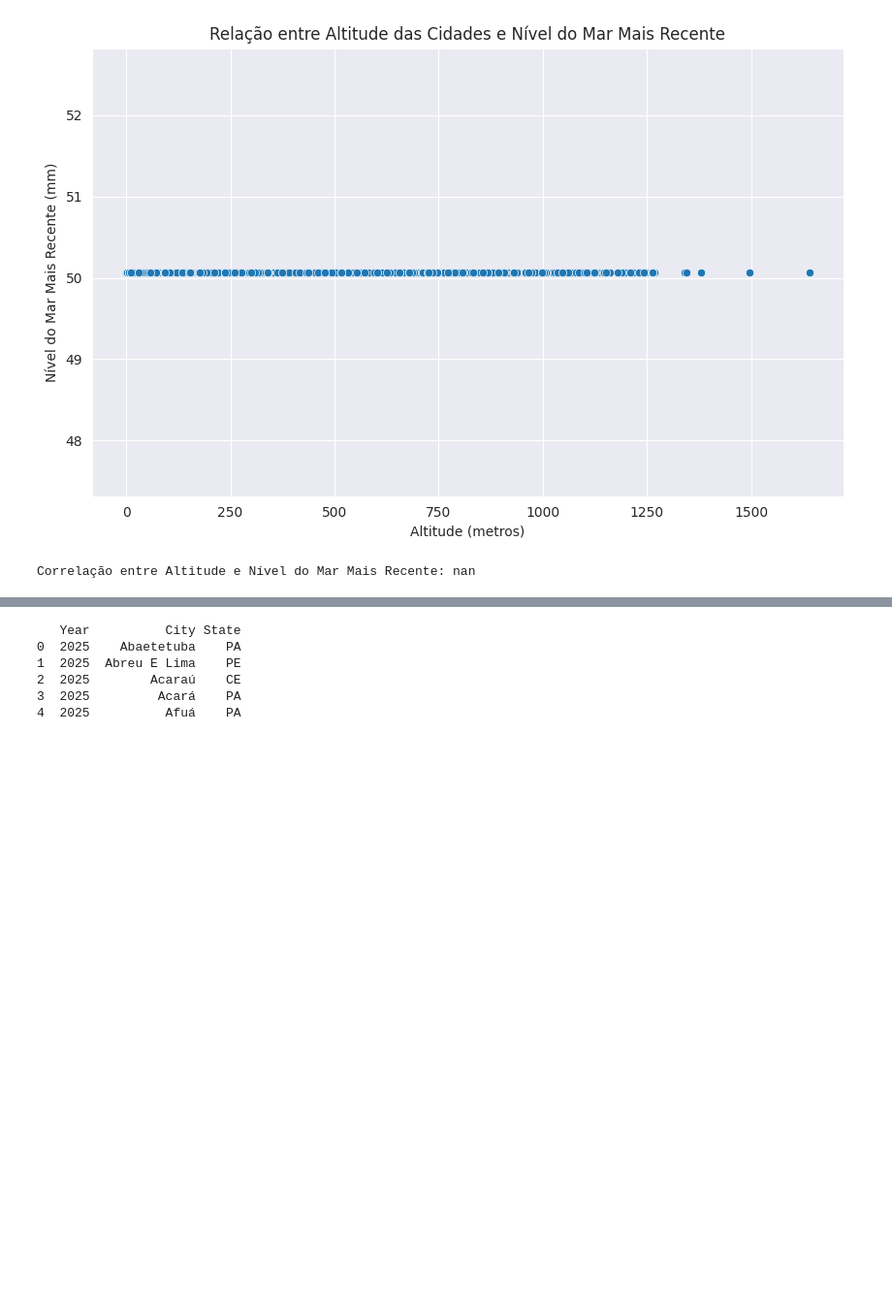
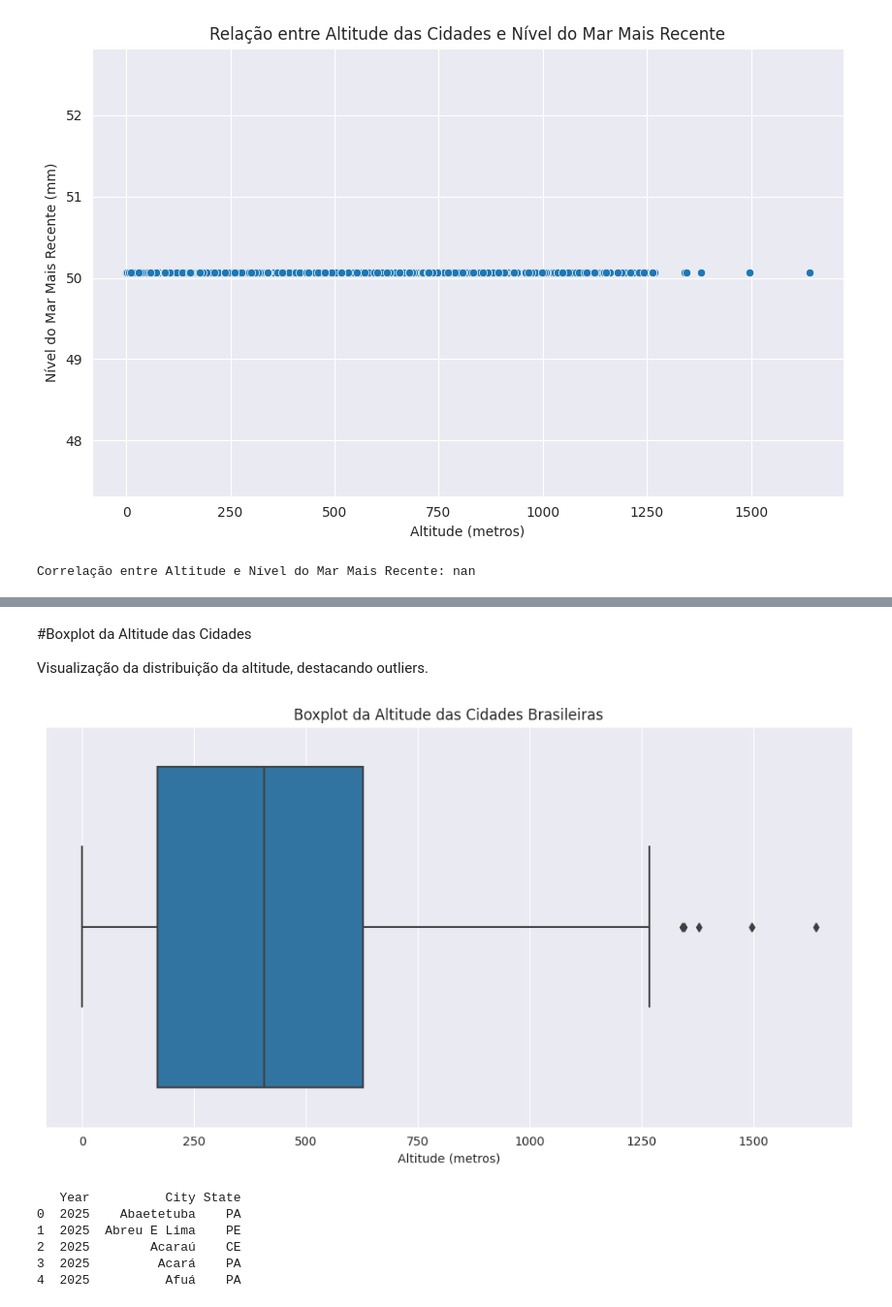
Before and after one commit to castrokelly/eEDB-001-2023-4, a Jupyter notebook: Cidades_Submersas.ipynb, the cells around one changed output, grey strips where cells are left out. Shown at 97% size. Saved outputs shown, nothing was run; the diff lists cells and outputs as text; code cells hidden in the pictures; blank space fills up the shorter version.

```diff
--- a/Cidades_Submersas.ipynb
+++ b/Cidades_Submersas.ipynb
@@ -363,3 +376,15 @@ Correlação entre Altitude e Nível do Mar Mais Recente: nan
+# %% [markdown]
+#Boxplot da Altitude das Cidades
+
+Visualização da distribuição da altitude, destacando outliers.
+# %%
+plt.figure(figsize=(12, 6))
+sns.boxplot(x=brazil_cities_df_cleaned['ALT'])
+plt.title('Boxplot da Altitude das Cidades Brasileiras')
+plt.xlabel('Altitude (metros)')
+plt.show()
+# %% [output]
+[figure, added]
 # %%
 # Inicializando a lista para armazenar as cidades submersas
 submerged_cities = []
```
Also changed, not shown: parts of 2 cells of this notebook.
